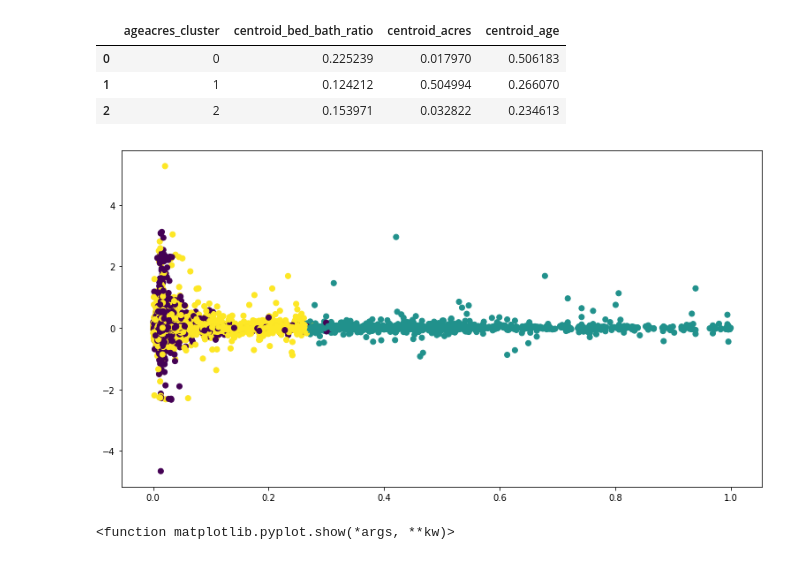
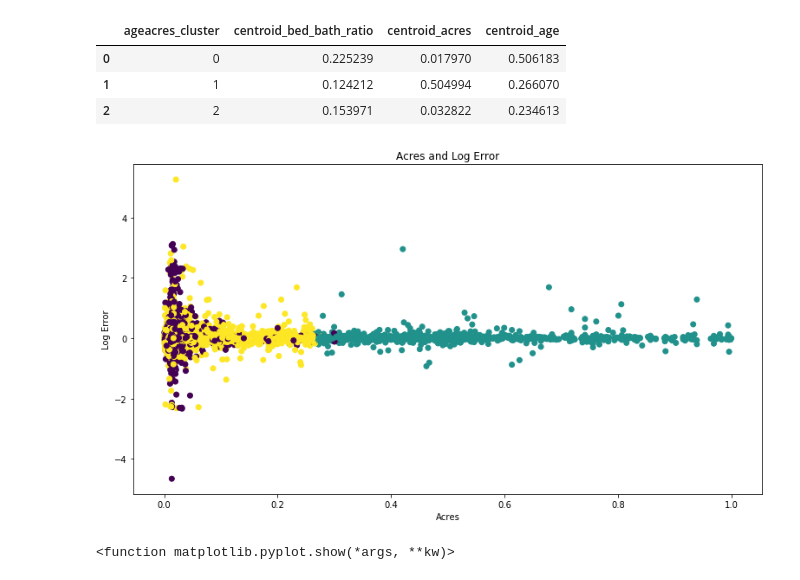
Before and after one commit to AI-Gomez/zillow_clustering_project, a Jupyter notebook: Final.ipynb, the cells around one changed output. Saved outputs shown, nothing was run; the diff lists cells and outputs as text; code cells hidden in the pictures.

```diff
--- a/Final.ipynb
+++ b/Final.ipynb
@@ -279,9 +346,12 @@ train, train_scaled = wrangle_zillow.add_to_train(train_clusters, centroids, tra
 # %%
 plt.figure(figsize=(13,7))
 plt.scatter(X_train_scaled.acres, y_train.logerror, c=X_train_scaled.ageacres_cluster)
+plt.xlabel('Acres')
+plt.ylabel('Log Error')
+plt.title('Acres and Log Error')
 plt.show()
 # %% [output]
-[figure, old version]
+[figure, new version]
 # %%
 plt.figure(figsize=(13,7))
 sns.lineplot(x = X_train_scaled.acres, y = y_train.logerror)
```
Also changed, not shown: parts of 31 cells of this notebook.
